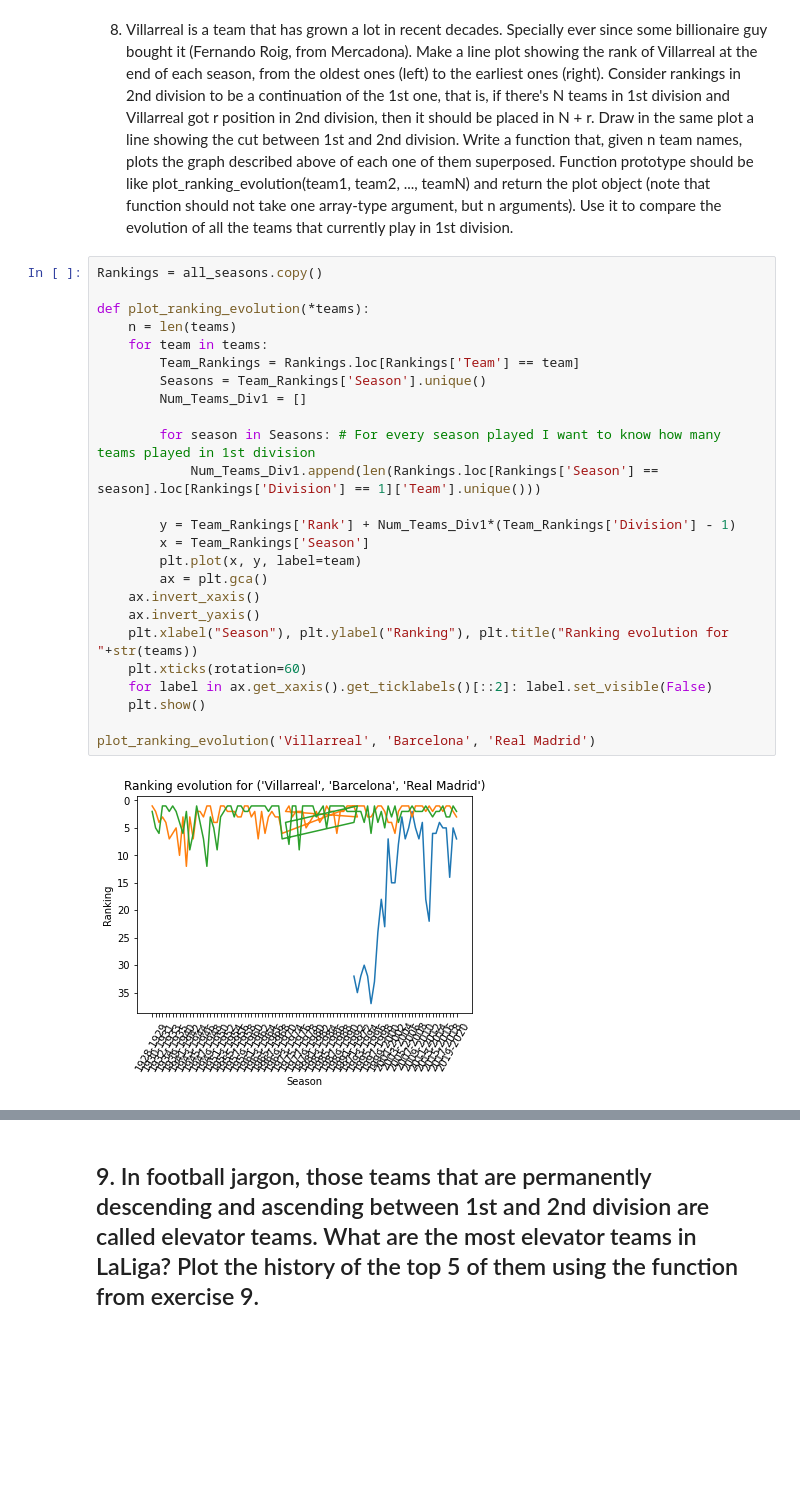
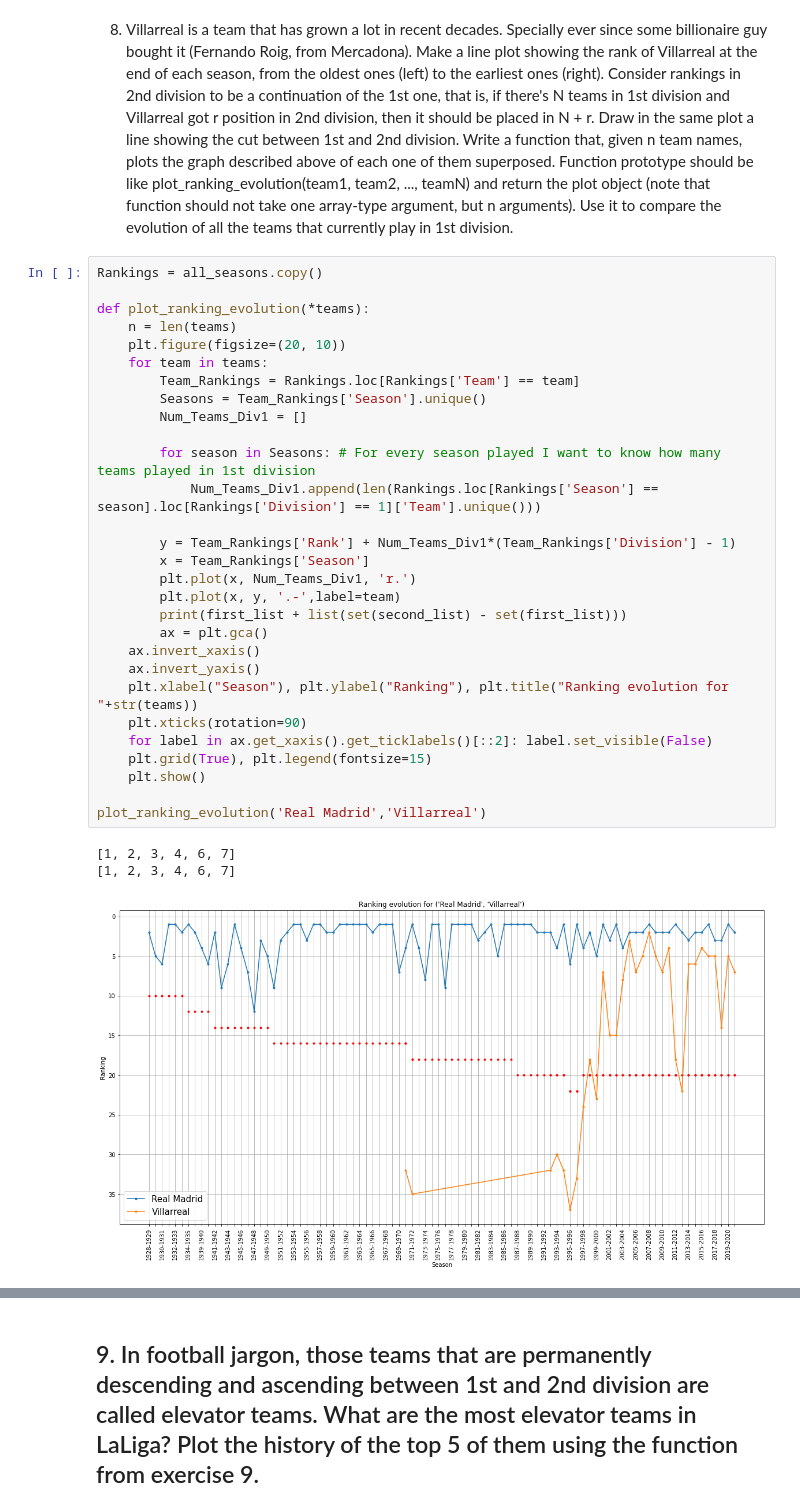
Before and after one commit to MellacE98/LaQuinielaUAB, a Jupyter notebook: LaLigaDataAnalysis.ipynb, the cells around one changed output, grey strips where cells are left out. Saved outputs shown, nothing was run; the diff lists cells and outputs as text; blank space fills up the shorter version.

```diff
--- a/LaLigaDataAnalysis.ipynb
+++ b/LaLigaDataAnalysis.ipynb
@@ -490,30 +490,36 @@ Write a function that, given n team names, plots the graph described above of ea
 # %%
 Rankings = all_seasons.copy()
 
 def plot_ranking_evolution(*teams):
     n = len(teams)
+    plt.figure(figsize=(20, 10))
     for team in teams:
         Team_Rankings = Rankings.loc[Rankings['Team'] == team]
         Seasons = Team_Rankings['Season'].unique()
         Num_Teams_Div1 = []
 
         for season in Seasons: # For every season played I want to know how many teams played in 1st division
             Num_Teams_Div1.append(len(Rankings.loc[Rankings['Season'] == season].loc[Rankings['Division'] == 1]['Team'].unique()))
 
         y = Team_Rankings['Rank'] + Num_Teams_Div1*(Team_Rankings['Division'] - 1)
         x = Team_Rankings['Season']
-        plt.plot(x, y, label=team)
+        plt.plot(x, Num_Teams_Div1, 'r.')
+        plt.plot(x, y, '.-',label=team)
+        print(first_list + list(set(second_list) - set(first_list)))
         ax = plt.gca()
     ax.invert_xaxis()
     ax.invert_yaxis()
     plt.xlabel("Season"), plt.ylabel("Ranking"), plt.title("Ranking evolution for "+str(teams))
-    plt.xticks(rotation=60)
+    plt.xticks(rotation=90)
     for label in ax.get_xaxis().get_ticklabels()[::2]: label.set_visible(False)
+    plt.grid(True), plt.legend(fontsize=15)
     plt.show()
 
-plot_ranking_evolution('Villarreal', 'Barcelona', 'Real Madrid')
+plot_ranking_evolution('Real Madrid','Villarreal')
 # %% [output]
+[1, 2, 3, 4, 6, 7]
+[1, 2, 3, 4, 6, 7]
-[figure, old version]
+[figure, new version]
 # %%
 diego = all_seasons.copy()
 villarreal = diego.loc[diego['Team'] == 'Villarreal']
```
Also changed, not shown: parts of 2 cells of this notebook.
